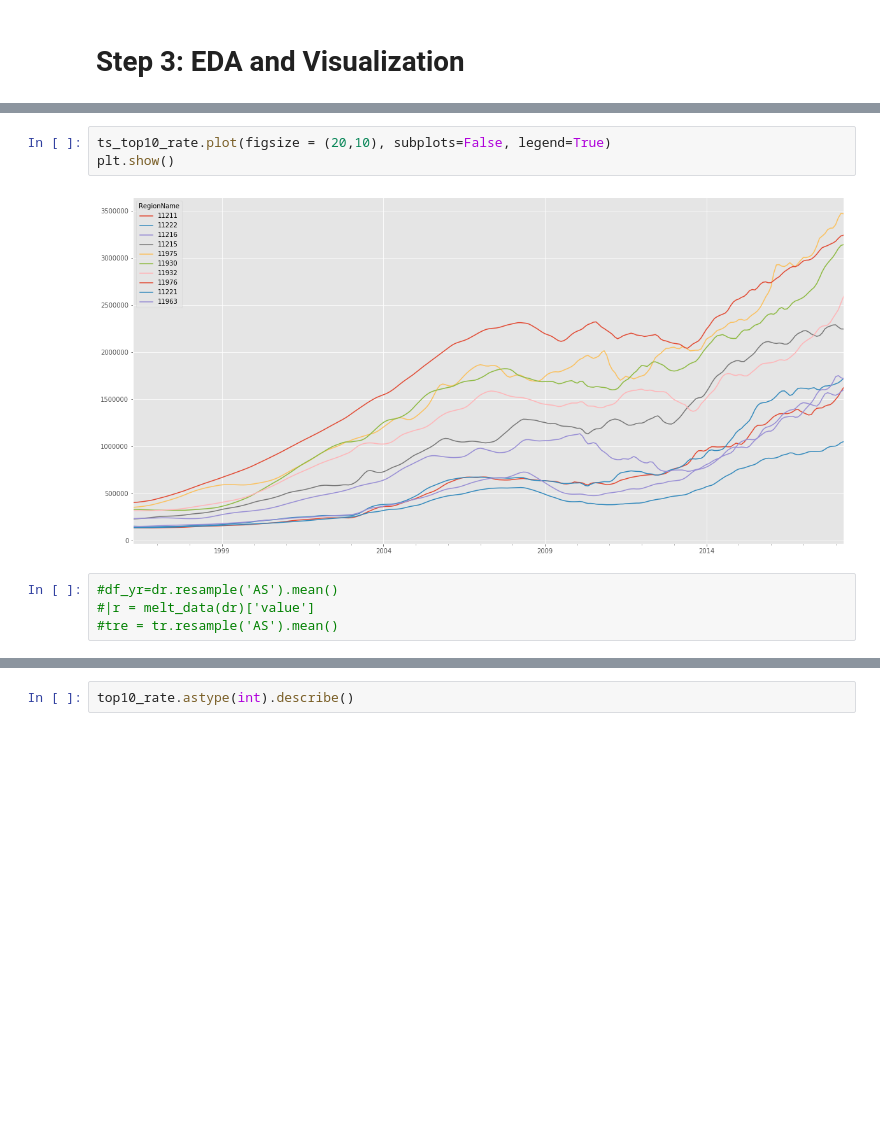
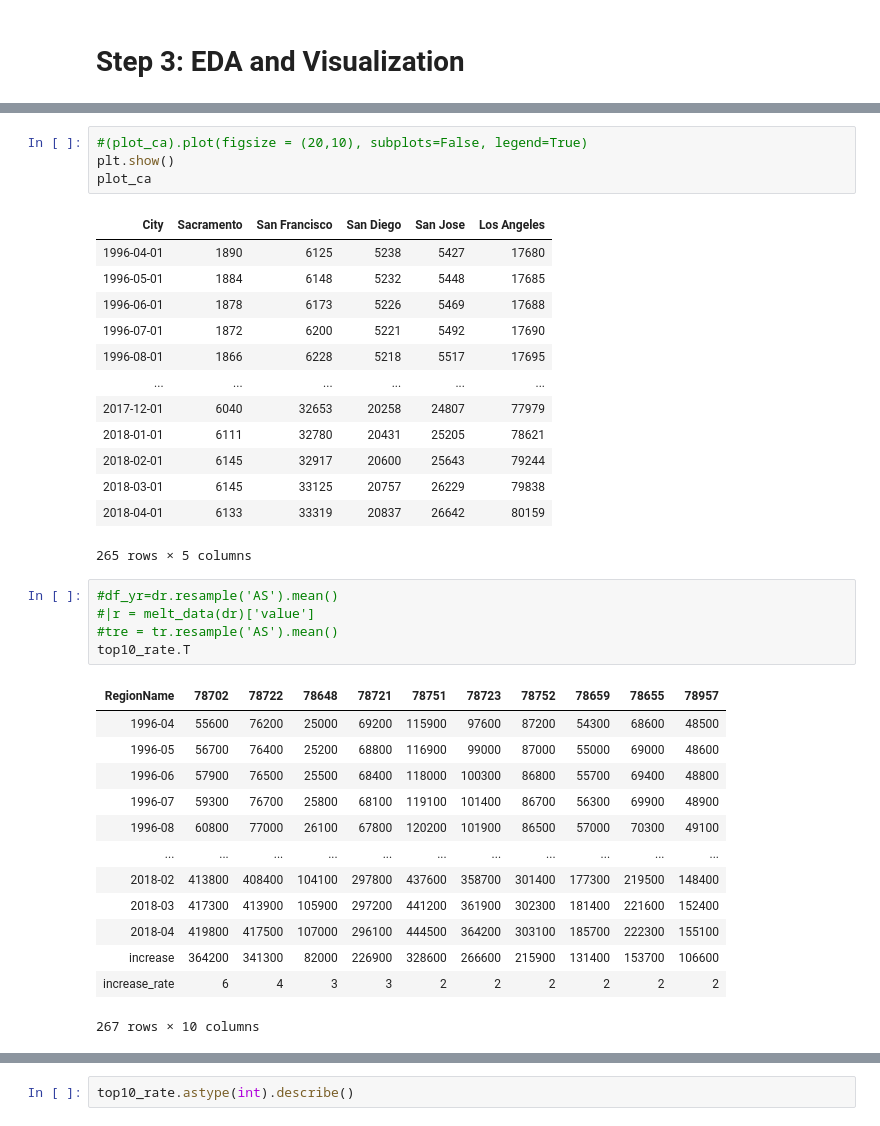
Before and after one commit to fcamuz/time-series-model-for-forecasting, a Jupyter notebook: mod_4_starter_notebook.ipynb, the cells around one changed output, grey strips where cells are left out. Cells and saved outputs as stored; diff of their text form; blank space fills up the shorter version.

```diff
--- a/mod_4_starter_notebook.ipynb
+++ b/mod_4_starter_notebook.ipynb
@@ -132,9 +211,37 @@ plt.gcf().autofmt_xdate()
 # %%
-ts_top10_rate.plot(figsize = (20,10), subplots=False, legend=True)
+#(plot_ca).plot(figsize = (20,10), subplots=False, legend=True)
 plt.show()
+plot_ca
 # %% [output]
-[figure, removed]
+| City | Sacramento | San Francisco | San Diego | San Jose | Los Angeles |
+| 1996-04-01 | 1890 | 6125 | 5238 | 5427 | 17680 |
+| 1996-05-01 | 1884 | 6148 | 5232 | 5448 | 17685 |
+| 1996-06-01 | 1878 | 6173 | 5226 | 5469 | 17688 |
+| 1996-07-01 | 1872 | 6200 | 5221 | 5492 | 17690 |
+| 1996-08-01 | 1866 | 6228 | 5218 | 5517 | 17695 |
+| ... | ... | ... | ... | ... | ... |
+| 2017-12-01 | 6040 | 32653 | 20258 | 24807 | 77979 |
+| 2018-01-01 | 6111 | 32780 | 20431 | 25205 | 78621 |
+| 2018-02-01 | 6145 | 32917 | 20600 | 25643 | 79244 |
+| 2018-03-01 | 6145 | 33125 | 20757 | 26229 | 79838 |
+| 2018-04-01 | 6133 | 33319 | 20837 | 26642 | 80159 |
+265 rows × 5 columns
 # %%
 #df_yr=dr.resample('AS').mean()
 #|r = melt_data(dr)['value']
 #tre = tr.resample('AS').mean()
+top10_rate.T
+# %% [output]
+| RegionName | 78702 | 78722 | 78648 | 78721 | 78751 | 78723 | 78752 | 78659 | 78655 | 78957 |
+| 1996-04 | 55600 | 76200 | 25000 | 69200 | 115900 | 97600 | 87200 | 54300 | 68600 | 48500 |
+| 1996-05 | 56700 | 76400 | 25200 | 68800 | 116900 | 99000 | 87000 | 55000 | 69000 | 48600 |
+| 1996-06 | 57900 | 76500 | 25500 | 68400 | 118000 | 100300 | 86800 | 55700 | 69400 | 48800 |
+| 1996-07 | 59300 | 76700 | 25800 | 68100 | 119100 | 101400 | 86700 | 56300 | 69900 | 48900 |
+| 1996-08 | 60800 | 77000 | 26100 | 67800 | 120200 | 101900 | 86500 | 57000 | 70300 | 49100 |
+| ... | ... | ... | ... | ... | ... | ... | ... | ... | ... | ... |
+| 2018-02 | 413800 | 408400 | 104100 | 297800 | 437600 | 358700 | 301400 | 177300 | 219500 | 148400 |
+| 2018-03 | 417300 | 413900 | 105900 | 297200 | 441200 | 361900 | 302300 | 181400 | 221600 | 152400 |
+| 2018-04 | 419800 | 417500 | 107000 | 296100 | 444500 | 364200 | 303100 | 185700 | 222300 | 155100 |
+| increase | 364200 | 341300 | 82000 | 226900 | 328600 | 266600 | 215900 | 131400 | 153700 | 106600 |
+| increase_rate | 6 | 4 | 3 | 3 | 2 | 2 | 2 | 2 | 2 | 2 |
+267 rows × 10 columns
```
Also changed, not shown: parts of 18 cells of this notebook.
